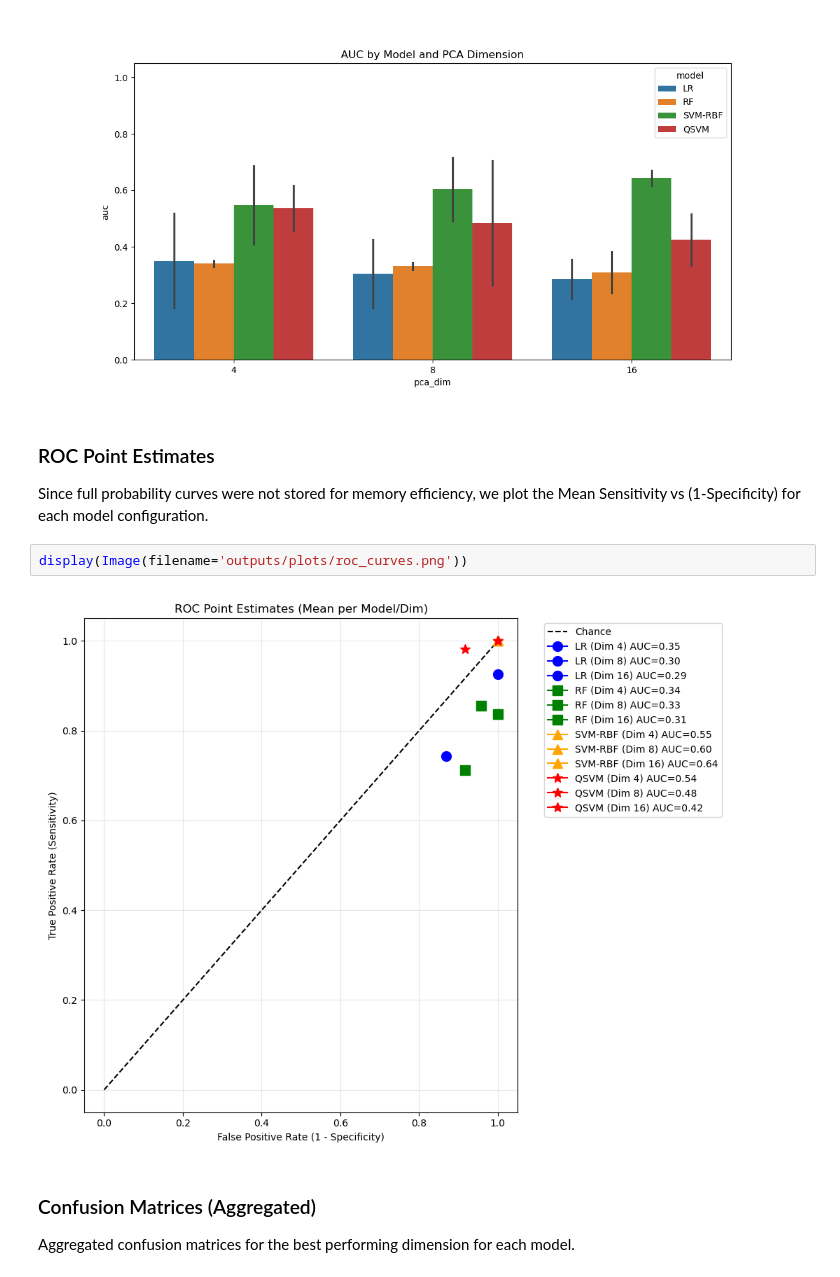
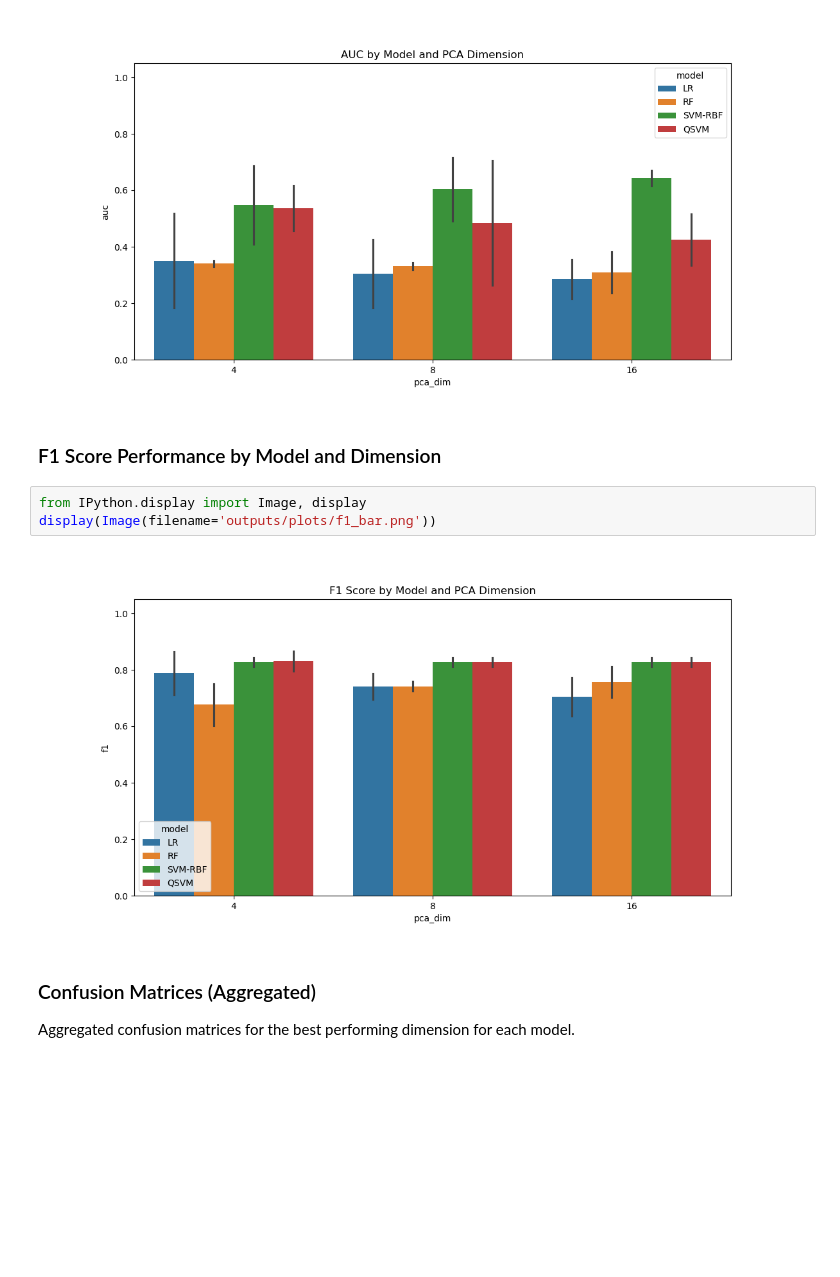
Before and after one commit to prajxal/Parkinson-s-Disease-Detection-with-QSVM, a Jupyter notebook: presentation.ipynb, the cells around one changed output. Saved outputs shown, nothing was run; the diff lists cells and outputs as text; blank space fills up the shorter version.

```diff
--- a/presentation.ipynb
+++ b/presentation.ipynb
@@ -33,13 +33,13 @@ display(summary)
 display(Image(filename='outputs/plots/auc_bar.png'))
 # %% [output]
 [figure]
-# %% [markdown]
-### ROC Point Estimates
-Since full probability curves were not stored for memory efficiency, we plot the Mean Sensitivity vs (1-Specificity) for each model configuration.
-# %%
-display(Image(filename='outputs/plots/roc_curves.png'))
-# %% [output]
-[figure, removed]
+# %% [markdown]
+### F1 Score Performance by Model and Dimension
+# %%
+from IPython.display import Image, display
+display(Image(filename='outputs/plots/f1_bar.png'))
+# %% [output]
+[figure, added]
 # %% [markdown]
 ### Confusion Matrices (Aggregated)
 Aggregated confusion matrices for the best performing dimension for each model.
```
Also changed, not shown: 4 other files.
